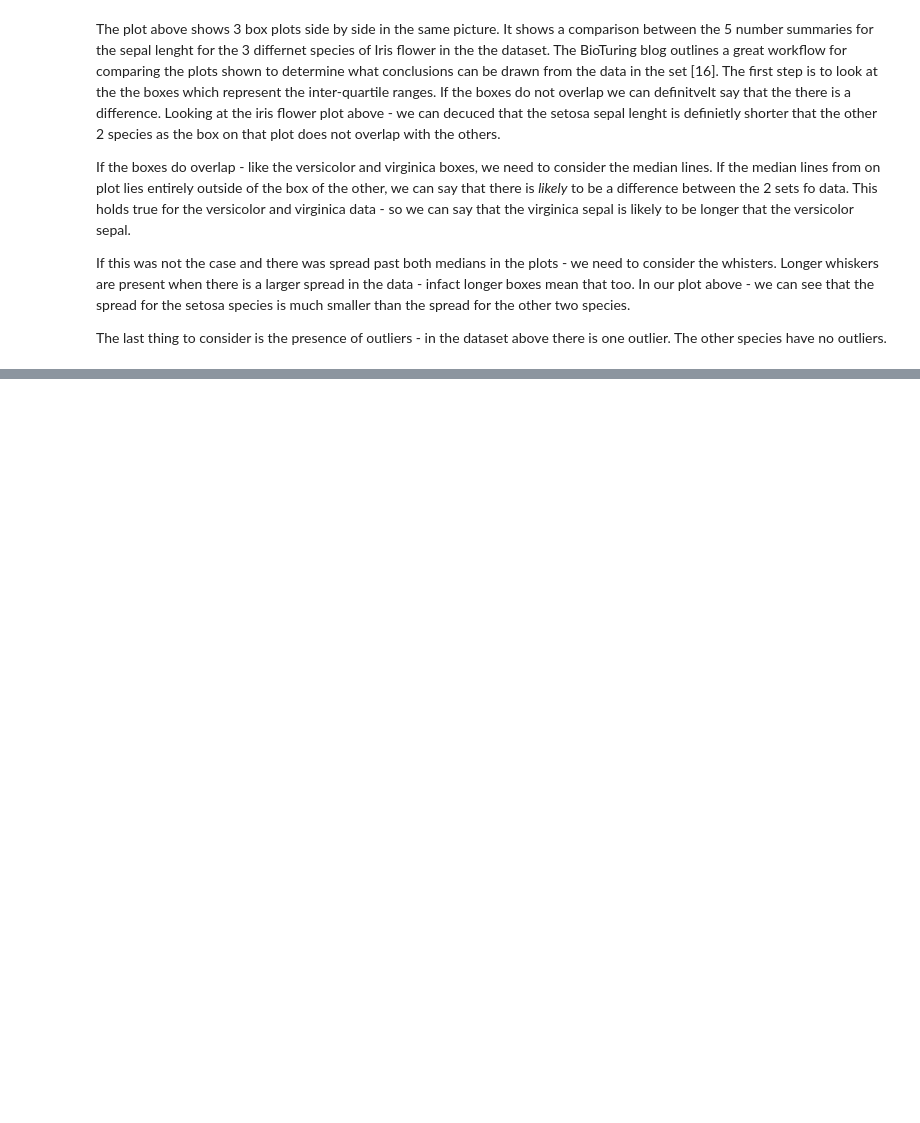
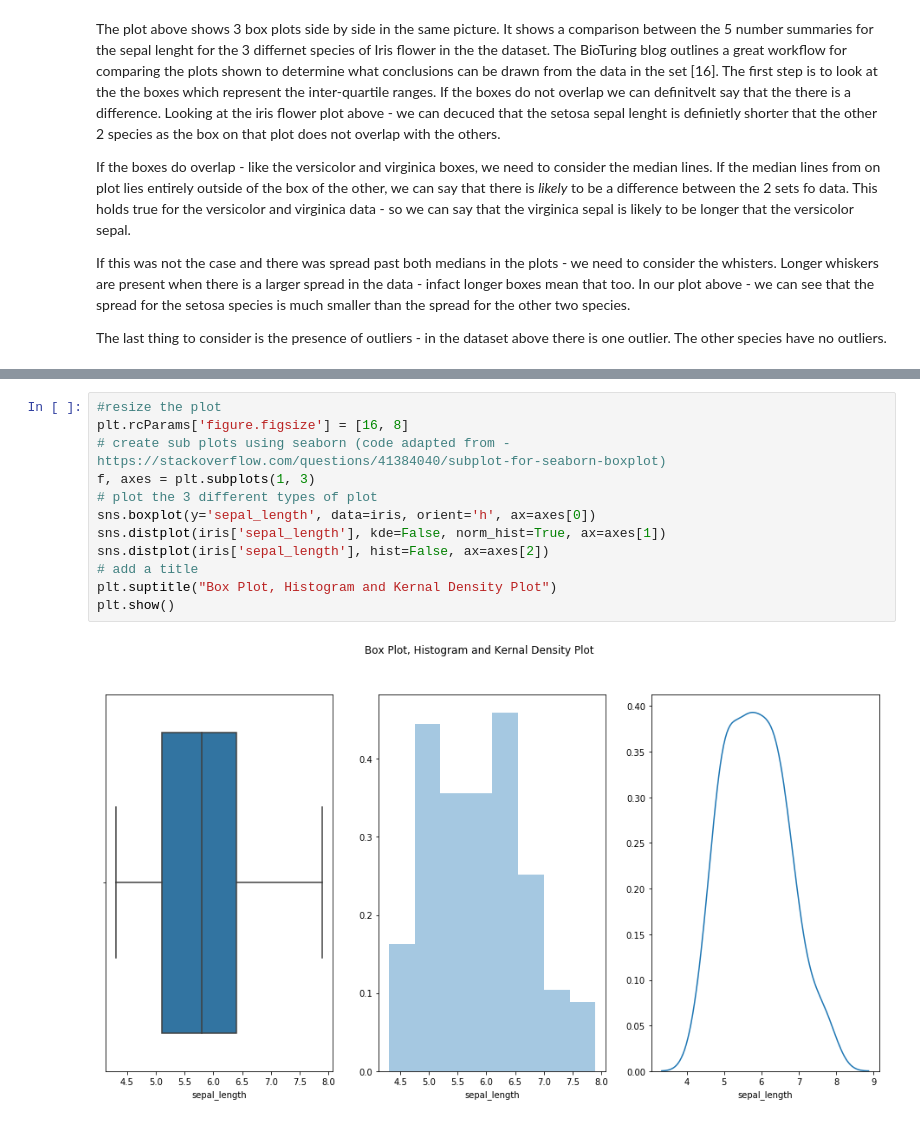
Before and after one commit to shkyler/gmit-foda-project, a Jupyter notebook: boxplot.ipynb, the cells around one changed output, grey strips where cells are left out. Drawn from its saved outputs; the diff is of its cells as text; blank space fills up the shorter version.

```diff
--- a/boxplot.ipynb
+++ b/boxplot.ipynb
@@ -227,0 +227,14 @@ Discuss the differences between the different things.
+# %%
+#resize the plot
+plt.rcParams['figure.figsize'] = [16, 8]
+# create sub plots using seaborn (code adapted from - https://stackoverflow.com/questions/41384040/subplot-for-seaborn-boxplot)
+f, axes = plt.subplots(1, 3)
+# plot the 3 different types of plot
+sns.boxplot(y='sepal_length', data=iris, orient='h', ax=axes[0])
+sns.distplot(iris['sepal_length'], kde=False, norm_hist=True, ax=axes[1])
+sns.distplot(iris['sepal_length'], hist=False, ax=axes[2])
+# add a title
+plt.suptitle("Box Plot, Histogram and Kernal Density Plot")
+plt.show()
+# %% [output]
+[figure, added]
```
Also changed, not shown: parts of 6 cells of this notebook.
